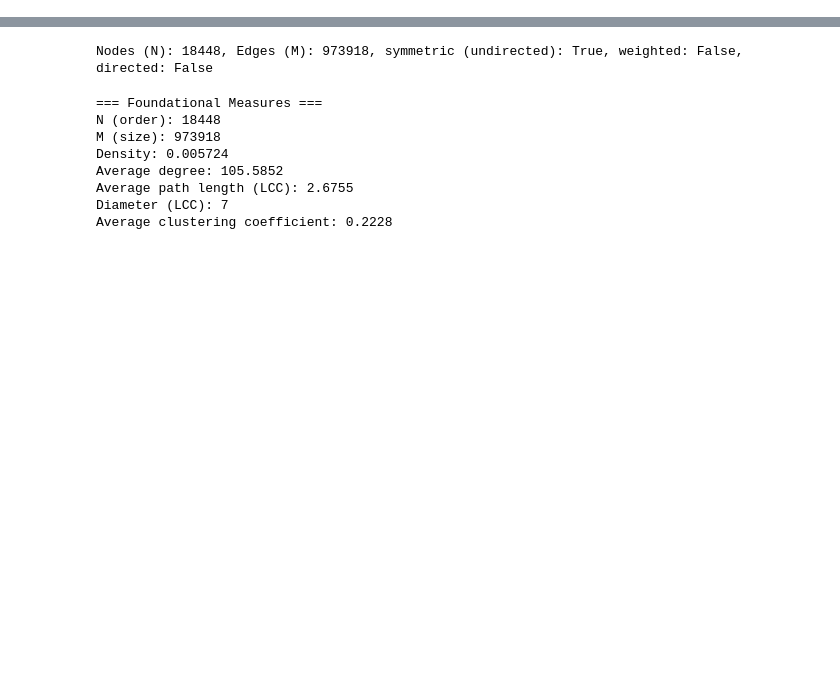
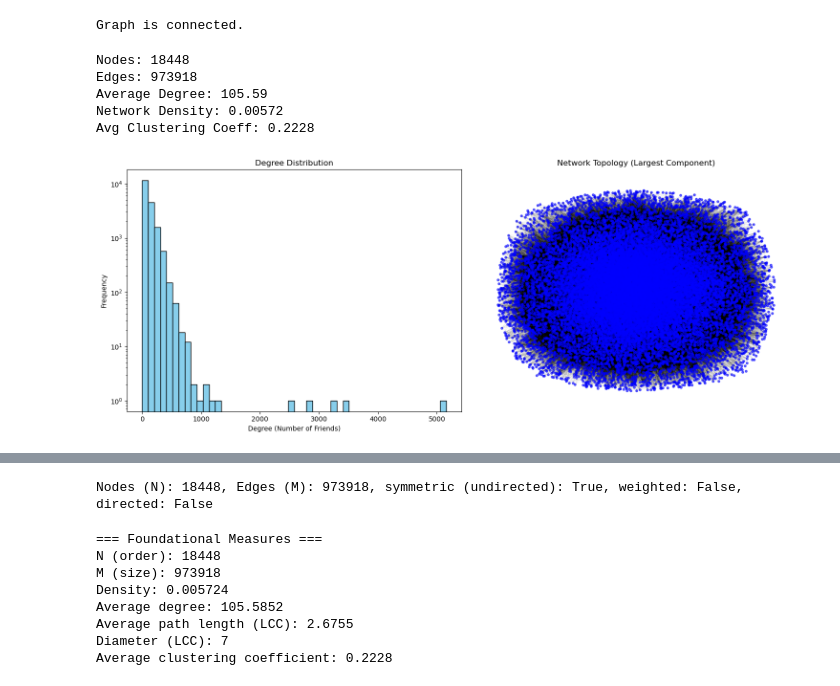
Before and after one commit to sunil-thapa99/CMPS-6310, a Jupyter notebook: project.ipynb, the cells around one changed output, grey strips where cells are left out. Saved outputs shown, nothing was run; the diff lists cells and outputs as text; code cells hidden in the pictures; blank space fills up the shorter version.

Commit message:
Getting nodes

```diff
--- a/project.ipynb
+++ b/project.ipynb
@@ -19,0 +21,2 @@ k_for_approx_betweenness = 500  # sample nodes if graph large for betweenness
+# %%
+G = G.to_undirected()
@@ -19,0 +25,58 @@ k_for_approx_betweenness = 500  # sample nodes if graph large for betweenness
+# %%
+num_nodes = G.number_of_nodes()
+num_edges = G.number_of_edges()
+
+# Average Degree
+degrees = [d for n, d in G.degree()]
+avg_degree = sum(degrees) / num_nodes
+
+# Density
+density = nx.density(G)
+
+# Average Clustering Coefficient
+avg_clustering = nx.average_clustering(G)
+# %%
+if nx.is_connected(G):
+    print(f"Graph is connected.")
+    G_cc = G
+else:
+    # Get the largest connected component
+    G_cc = G.subgraph(sorted(nx.connected_components(G), key=len, reverse=True)[0])
+    print(f"Graph is not connected. Largest component has {len(G_cc)} nodes.")
+# %% [output]
+Graph is connected.
+# %%
+print(f"Nodes: {num_nodes}")
+print(f"Edges: {num_edges}")
+print(f"Average Degree: {avg_degree:.2f}")
+print(f"Network Density: {density:.5f}")
+print(f"Avg Clustering Coeff: {avg_clustering:.4f}")
+# %% [output]
+Nodes: 18448
+Edges: 973918
+Average Degree: 105.59
+Network Density: 0.00572
+Avg Clustering Coeff: 0.2228
+# %%
+plt.figure(figsize=(15, 6))
+
+# Degree Distribution Histogram
+plt.subplot(1, 2, 1)
+plt.hist(degrees, bins=50, color='skyblue', edgecolor='black')
+plt.title("Degree Distribution")
+plt.xlabel("Degree (Number of Friends)")
+plt.ylabel("Frequency")
+plt.yscale('log')
+
+# Network Visualization (Spring Layout)
+plt.subplot(1, 2, 2)
+pos = nx.spring_layout(G_cc, seed=42, k=0.15, iterations=20)
+nx.draw_networkx_nodes(G_cc, pos, node_size=10, node_color="blue", alpha=0.6)
+nx.draw_networkx_edges(G_cc, pos, alpha=0.05)
+plt.title(f"Network Topology (Largest Component)")
+plt.axis('off')
+
+plt.tight_layout()
+plt.show()
+# %% [output]
+[figure, added]
```
Also changed, not shown: parts of 7 cells of this notebook, 1 other file.
